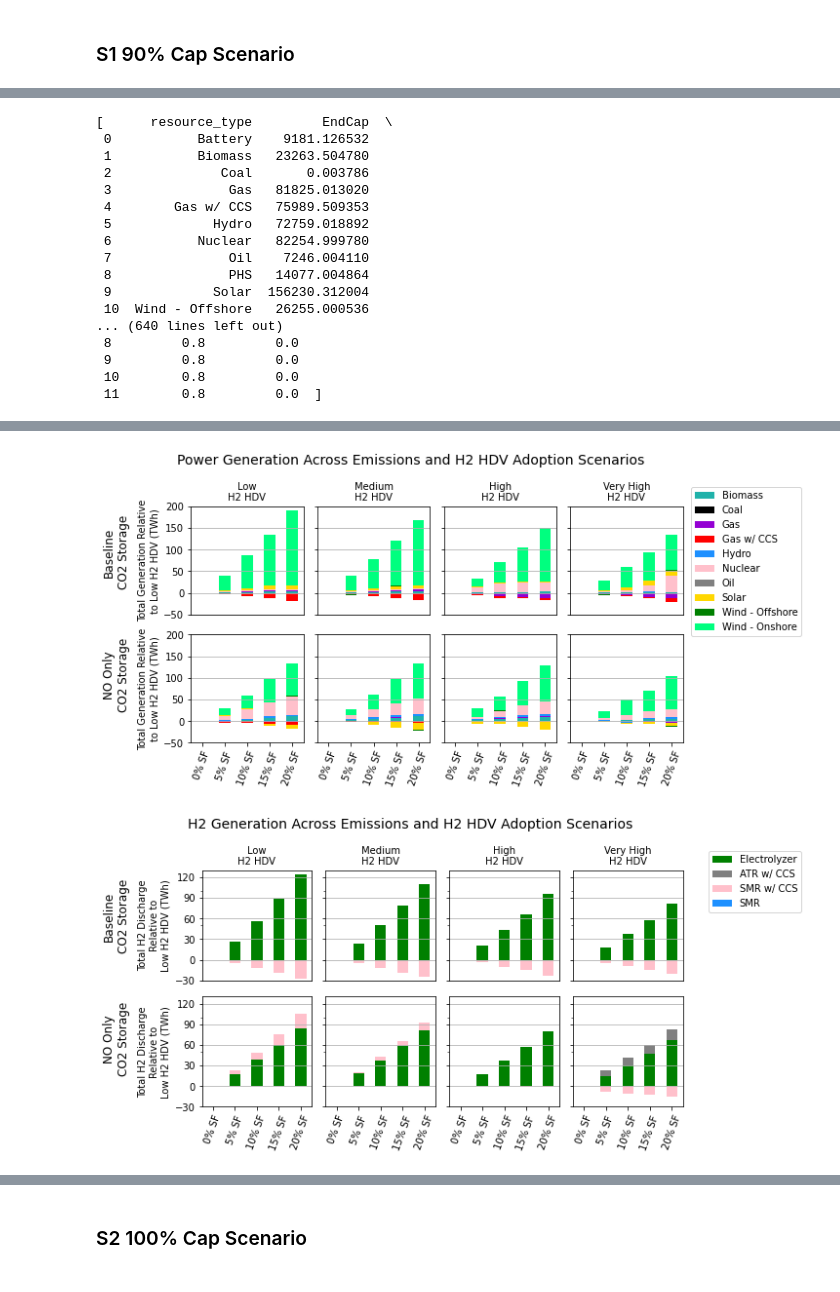
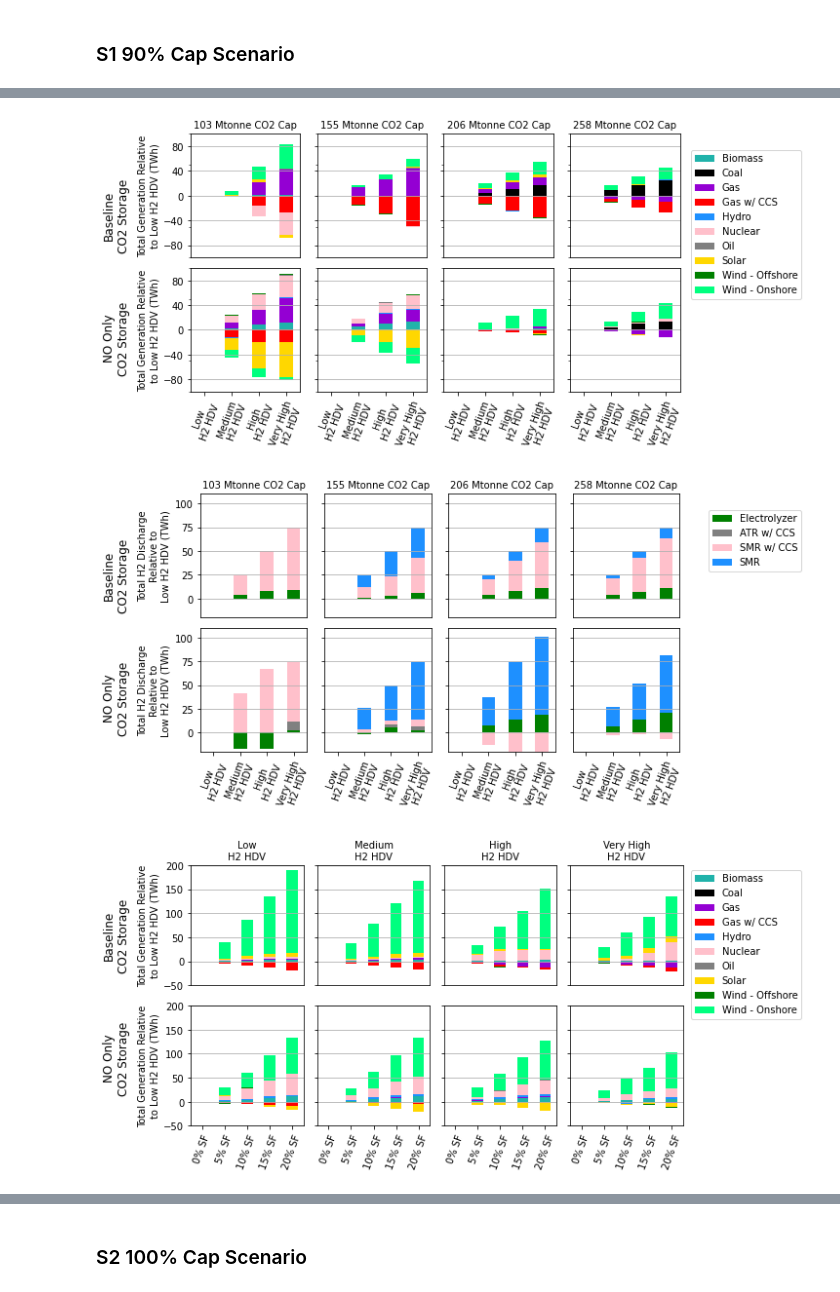
Before and after one commit to shakesy94/dolphyn_viz, a Jupyter notebook: DOLPHYN Charts v7.ipynb, the cells around one changed output, grey strips where cells are left out. Drawn from its saved outputs; the diff is of its cells as text; code cells hidden in the pictures.

```diff
--- a/DOLPHYN Charts v7.ipynb
+++ b/DOLPHYN Charts v7.ipynb
@@ -1301,23 +1320,3 @@ DATA_H2_no_only = read_h2_data(s1_scenario_list_no_only, scenario_name_dict_no_o
-# %%
-DATA_POWER_baseline[1]
-# %% [output]
-[      resource_type         EndCap  \
- 0           Battery    9181.126532
- 1           Biomass   23263.504780
- 2              Coal       0.003786
- 3               Gas   81825.013020
- 4        Gas w/ CCS   75989.509353
- 5             Hydro   72759.018892
- 6           Nuclear   82254.999780
- 7               Oil    7246.004110
- 8               PHS   14077.004864
- 9             Solar  156230.312004
- 10  Wind - Offshore   26255.000536
-... (640 lines left out)
- 8         0.8         0.0
- 9         0.8         0.0
- 10        0.8         0.0
- 11        0.8         0.0  ]
 # %%
 directory_name =  "/Users/youssefshaker/Dropbox (MIT)/Mobility_center_2021_projects/Liquid_Fuels/Input Construction/Demand/2023_Jan Non Trans Demand/Jul_13_Scenarios_v2/"
 
@@ -1555,7 +1551,7 @@ def fig_compare_new(dir_name, gen_list_1, gen_list_2, title_str, index_ordered_1
                         ax = ax)
 
     # Set overall figure title and legend
-    fig.suptitle(title_str, fontsize=14)
+    #fig.suptitle(title_str, fontsize=14)
 
     handles, labels = ax.get_legend_handles_labels()
     fig.legend(handles, labels, bbox_to_anchor= (1.2,0.9))
@@ -1578,11 +1574,13 @@ def fig_compare_new(dir_name, gen_list_1, gen_list_2, title_str, index_ordered_1
     return fig
 
 
-#fig_compare_new(directory_name,DATA_POWER_baseline[0], DATA_POWER_no_only[0],  "Power Generation Across Emissions and H2 HDV Adoption Scenarios", index_ordered = s1_scenario_list_baseline_vals,
-#            group_by_CO2_cap = True, plot_type = "elec", relative = True, scenario_save = "dual_rel" , ylim = [-100, 100], reorder_groups = True)
+fig_compare_new(directory_name,DATA_POWER_baseline[0], DATA_POWER_no_only[0],  "Power Generation Across Emissions and H2 HDV Adoption Scenarios",
+                index_ordered_1 = s1_scenario_list_baseline_vals, index_ordered_2 = s1_scenario_list_no_only_vals,
+                group_by_CO2_cap = True, plot_type = "elec", relative = True, scenario_save = "dual_rel" , ylim = [-100, 100], reorder_groups = True)
 
-#fig_compare_new(directory_name,DATA_H2_baseline[0], DATA_H2_no_only[0],  "H2 Generation Across Emissions and H2 HDV Adoption Scenarios", index_ordered = s1_scenario_list_baseline_vals,
-#            group_by_CO2_cap = True, plot_type = "h2", relative = True, scenario_save = "dual_rel" , ylim = [-20, 110], reorder_groups = True)
+fig_compare_new(directory_name,DATA_H2_baseline[0], DATA_H2_no_only[0],  "H2 Generation Across Emissions and H2 HDV Adoption Scenarios",
+                index_ordered_1 = s1_scenario_list_baseline_vals, index_ordered_2 = s1_scenario_list_no_only_vals,
+                group_by_CO2_cap = True, plot_type = "h2", relative = True, scenario_save = "dual_rel" , ylim = [-20, 110], reorder_groups = True)
 
 fig_compare_new(directory_name,DATA_POWER_sf_baseline[0], DATA_POWER_sf_no_only[0],  "Power Generation Across Emissions and H2 HDV Adoption Scenarios",
                     index_ordered_1 = s1_scenario_list_sf_baseline_vals,index_ordered_2 = s1_scenario_list_sf_no_only_vals,
@@ -1598,2 +1596,3 @@ fig_compare_new(directory_name,DATA_H2_sf_baseline[0], DATA_H2_sf_no_only[0],  "
-[figure, old version]
+[figure, new version]
-[figure, old version]
+[figure, new version]
+[figure, added]
```
Also changed, not shown: parts of 19 cells of this notebook.
